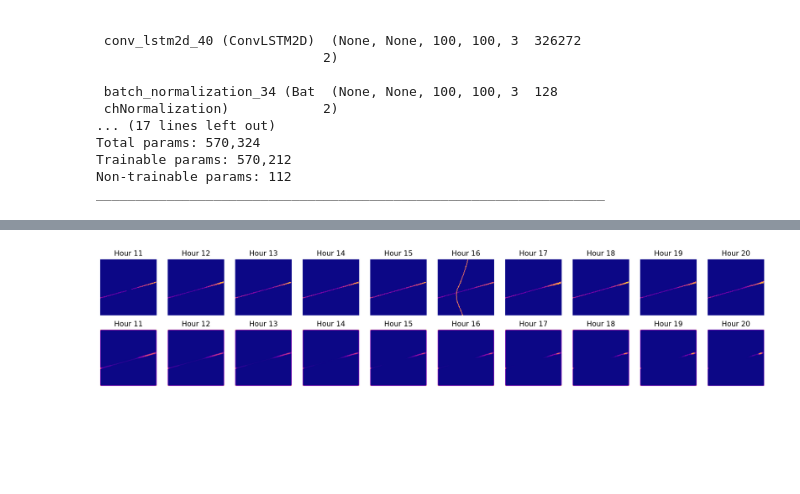
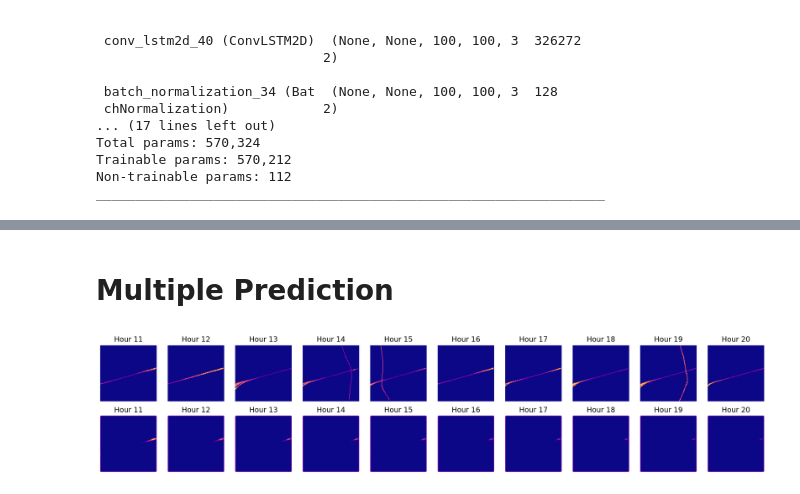
Before and after one commit to naguzmans/opportunistic-utm, a Jupyter notebook: conv_lstm_3d.ipynb, the cells around one changed output, grey strips where cells are left out. Drawn from its saved outputs; the diff is of its cells as text; code cells hidden in the pictures; blank space fills up the shorter version.

```diff
--- a/conv_lstm_3d.ipynb
+++ b/conv_lstm_3d.ipynb
@@ -94,7 +94,7 @@ for channel in tqdm(range(0, day_array.shape[-1])): # iterate channels
     flights_average[:, :, channel] += np.sum(day_array[day, :, :, :, channel], axis=0)
 
 flights_average /= (day_array.shape[0] * day_array.shape[1]) # total_days x total_hours
-# flights_average = np.where(flights_average > 0.01, 1, 0)
+flights_average = np.where(flights_average > 0.01, 1, 0)
 # %%
 def flatten_array(input_array):
   len_array = input_array.shape[-1]
@@ -558,0 +633,18 @@ Epoch 30/30
+# %%
+# Define some callbacks to improve training.
+early_stopping = keras.callbacks.EarlyStopping(monitor="val_loss", patience=10)
+reduce_lr = keras.callbacks.ReduceLROnPlateau(monitor="val_loss", patience=5)
+
+# Define modifiable training hyperparameters.
+epochs = 100
+batch_size = 5
+
+# Fit the model to the training data.
+history = model.fit(
+    x= [x_train, x_mtrain],
+    y= [y_train, y_mtrain],
+    batch_size=batch_size,
+    epochs=epochs,
+    validation_data=([x_val, x_mval], y_val),
+    callbacks=[early_stopping, reduce_lr],
+)
@@ -558,0 +705,20 @@ Epoch 30/30
+# %%
+# Select a random example from the validation dataset.
+day = 3
+example = x_test[day]
+mexample = x_mtest[day]
+
+# Pick the first/last ten frames from the example.
+frames = example[:10, ...]
+mframes = mexample[:10, ...]
+original_frames = example[10:, ...]
+new_prediction = model.predict([np.expand_dims(frames, axis=0), np.expand_dims(mframes, axis=0)])
+new_prediction = np.squeeze(new_prediction, axis=0)
+predicted_frame = np.expand_dims(new_prediction[-1, ...], axis=0)
+predicted_frame = np.where(predicted_frame > 0.01, 1, 0)
+
+fig, ax = plt.subplots(1, 2, figsize=(10, 10))
+ax[0].imshow(flatten_array(original_frames[0]), origin='lower', cmap = plt.get_cmap('plasma'))
+ax[1].imshow(flatten_array(predicted_frame[0]), origin='lower', cmap = plt.get_cmap('plasma'))
+print(f'SARMSE ConvLSTM Prediction: {SARMSE(original_frames[0], predicted_frame[0])}')
+print(f'SARMSE Average Prediction: {SARMSE(original_frames[0], flights_average)}')
@@ -559,6 +729,8 @@ Epoch 30/30
+# %% [markdown]
+# Multiple Prediction
 # %%
 # Select a random example from the validation dataset.
-example = x_test[3]
+example = x_test[1]
 
 # Pick the first/last ten frames from the example.
 frames = example[:10, ...]
@@ -567,40 +739,40 @@ original_frames = example[10:, ...]
 # Predict a new set of 10 frames.
 for _ in range(10):
     # Extract the model's prediction and post-process it.
-    new_prediction = model.predict(np.expand_dims(frames, axis=0))
+    new_prediction = model.predict([np.expand_dims(frames, axis=0)])
     # new_prediction[new_prediction > .5] = 1
     # new_prediction[new_prediction < .5] = 0
 
     new_prediction = np.squeeze(new_prediction, axis=0)
     predicted_frame = np.expand_dims(new_prediction[-1, ...], axis=0)
     # predicted_frame = np.where(predicted_frame > 0.01, 1, 0)
 
     # Extend the set of prediction frames.
     frames = np.concatenate((frames, predicted_frame), axis=0)
 
 # Construct a figure for the original and new frames.
 fig, axes = plt.subplots(2, 10, figsize=(20, 4))
 
 # Plot the original frames.
 for idx, ax in enumerate(axes[0]):
 
     ax.imshow(level_transform(original_frames, idx), origin='lower', cmap = plt.get_cmap('plasma'))
     # ax.imshow(np.amax(original_frames[idx], axis=2), origin='lower')
     ax.set_title(f"Hour {idx + 11}")
     ax.axis("off")
 
 # Plot the new frames.
 new_frames = frames[10:, ...]
 for idx, ax in enumerate(axes[1]):
     ax.imshow(level_transform(new_frames, idx), origin='lower', cmap = plt.get_cmap('plasma'))
     # ax.imshow(np.amax(new_frames[idx], axis=2), origin='lower')
     ax.set_title(f"Hour {idx + 11}")
     ax.axis("off")
 
 # Display the figure.
 plt.show()
 # %% [output]
-[figure, old version]
+[figure, new version]
 # %%
 fig, ax = plt.subplots(figsize=(10, 5))
 
```
Also changed, not shown: parts of 22 cells of this notebook.
